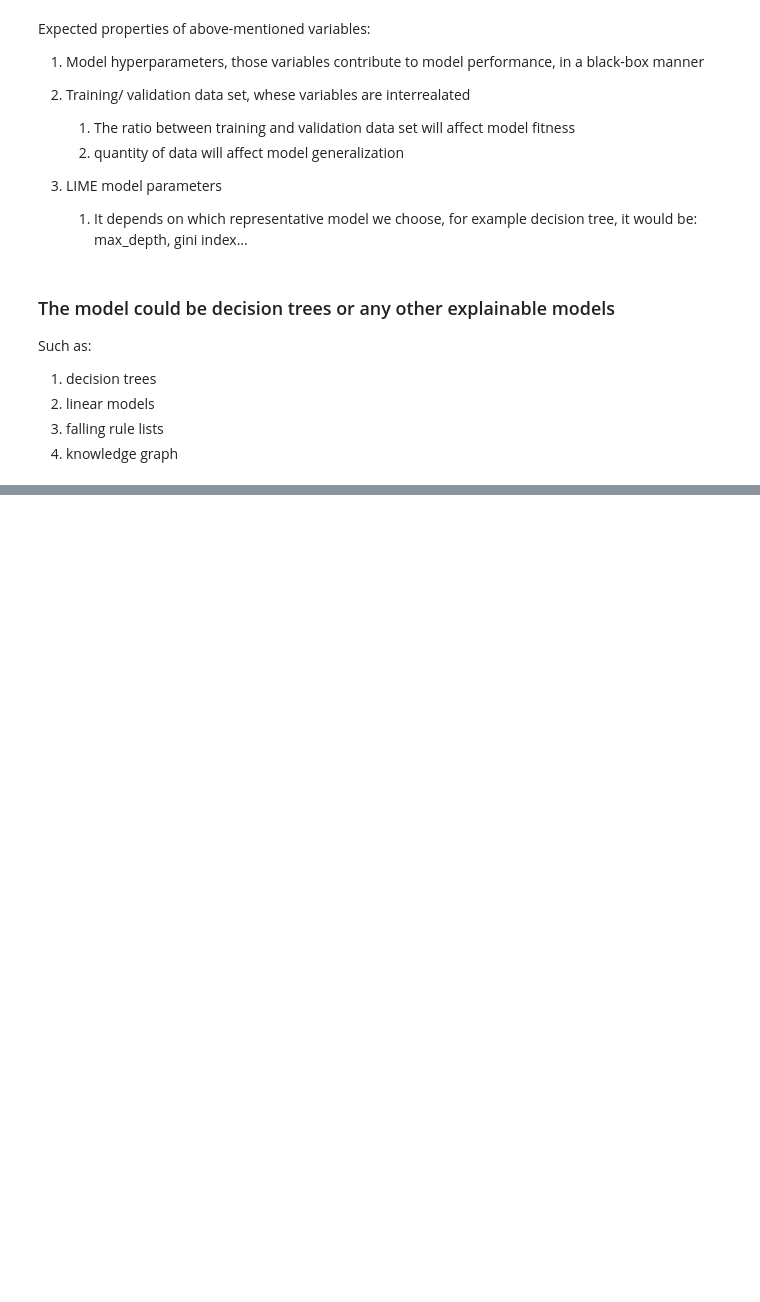
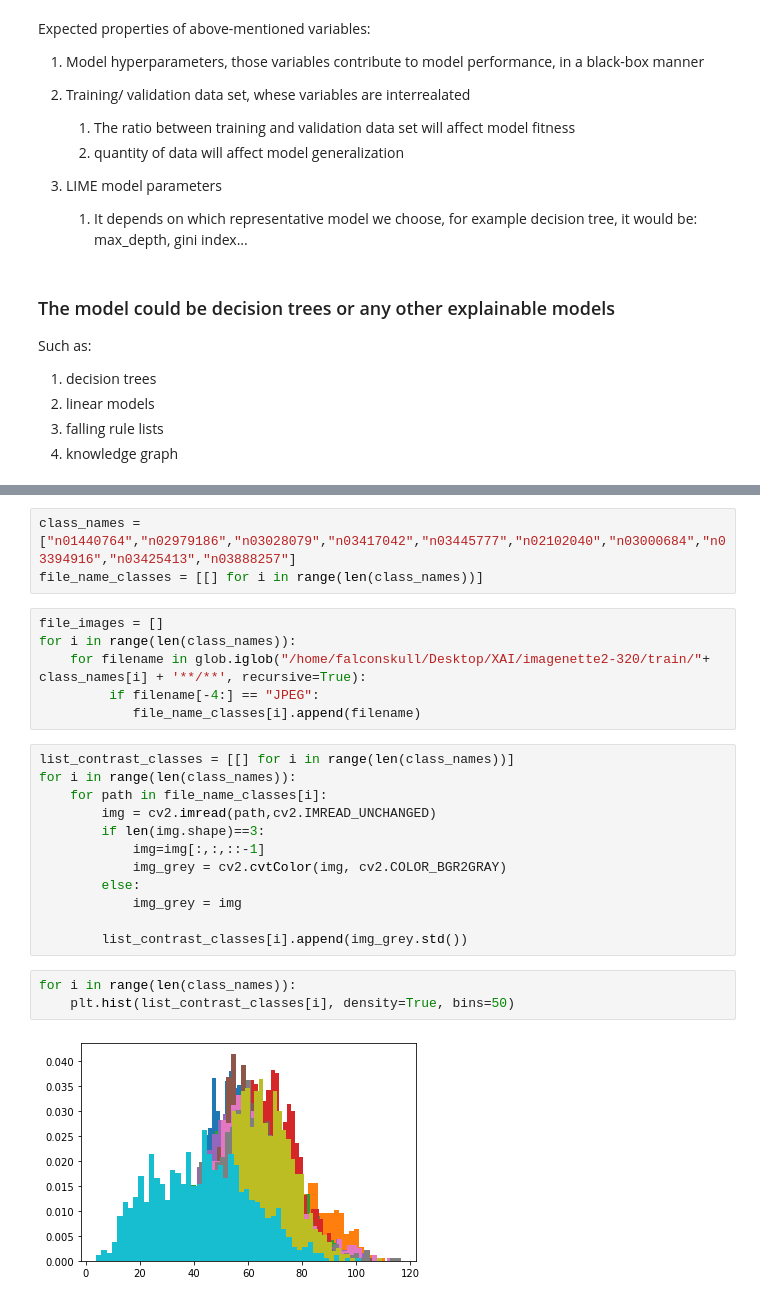
Before and after one commit to Simpletree233/XAI, a Jupyter notebook: Quantitative_exerceise.ipynb, the cells around one changed output, grey strips where cells are left out. Drawn from its saved outputs; the diff is of its cells as text; blank space fills up the shorter version.

```diff
--- a/Quantitative_exerceise.ipynb
+++ b/Quantitative_exerceise.ipynb
@@ -53,0 +157,26 @@ Such as:
+# %%
+class_names = ["n01440764","n02979186","n03028079","n03417042","n03445777","n02102040","n03000684","n03394916","n03425413","n03888257"]
+file_name_classes = [[] for i in range(len(class_names))]
+# %%
+file_images = []
+for i in range(len(class_names)):
+    for filename in glob.iglob("/home/falconskull/Desktop/XAI/imagenette2-320/train/"+ class_names[i] + '**/**', recursive=True):
+         if filename[-4:] == "JPEG":
+            file_name_classes[i].append(filename)
+# %%
+list_contrast_classes = [[] for i in range(len(class_names))]
+for i in range(len(class_names)):
+    for path in file_name_classes[i]:
+        img = cv2.imread(path,cv2.IMREAD_UNCHANGED)
+        if len(img.shape)==3:
+            img=img[:,:,::-1]
+            img_grey = cv2.cvtColor(img, cv2.COLOR_BGR2GRAY)
+        else:
+            img_grey = img
+
+        list_contrast_classes[i].append(img_grey.std())
+# %%
+for i in range(len(class_names)):
+    plt.hist(list_contrast_classes[i], density=True, bins=50)
+# %% [output]
+[figure, added]
```
Also changed, not shown: parts of 17 cells of this notebook.
